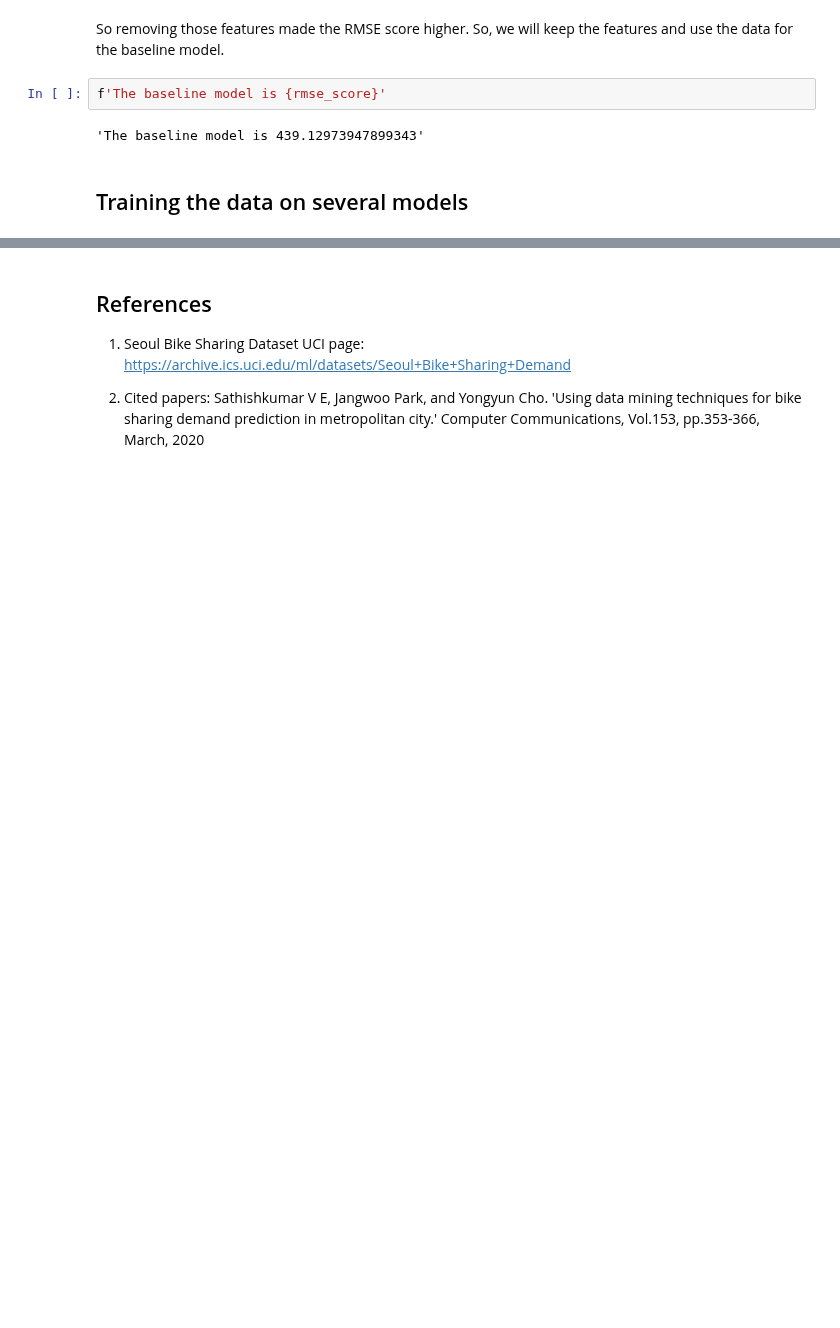
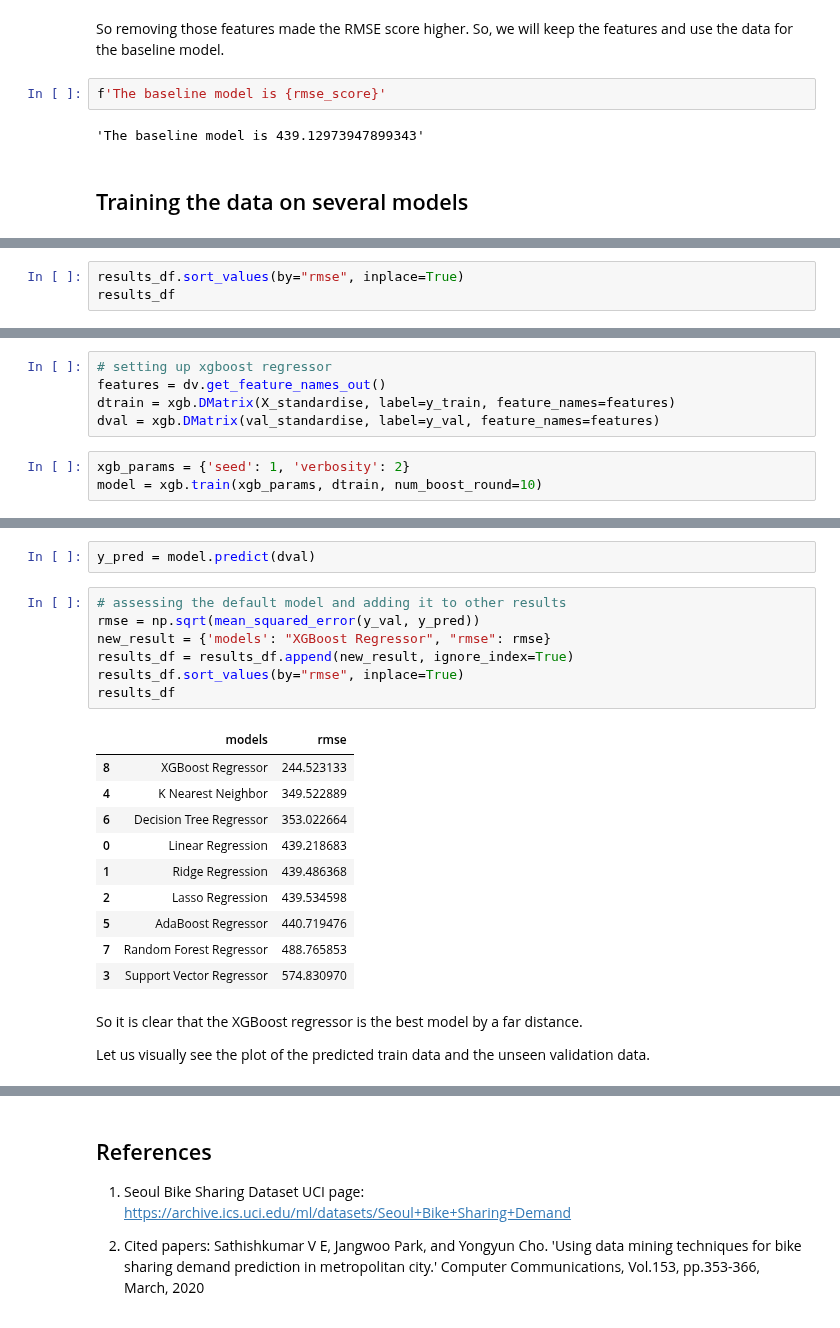
Before and after one commit to Emekadavid/bike-rentals, a Jupyter notebook: notebook.ipynb, the cells around one changed output, grey strips where cells are left out. Saved outputs shown, nothing was run; the diff lists cells and outputs as text; blank space fills up the shorter version.

```diff
--- a/notebook.ipynb
+++ b/notebook.ipynb
@@ -493,0 +621,3 @@ f'The baseline model is {rmse_score}'
+# %%
+results_df.sort_values(by="rmse", inplace=True)
+results_df
@@ -493,0 +636,8 @@ f'The baseline model is {rmse_score}'
+# %%
+# setting up xgboost regressor
+features = dv.get_feature_names_out()
+dtrain = xgb.DMatrix(X_standardise, label=y_train, feature_names=features)
+dval = xgb.DMatrix(val_standardise, label=y_val, feature_names=features)
+# %%
+xgb_params = {'seed': 1, 'verbosity': 2}
+model = xgb.train(xgb_params, dtrain, num_boost_round=10)
@@ -493,0 +655,24 @@ f'The baseline model is {rmse_score}'
+# %%
+y_pred = model.predict(dval)
+# %%
+# assessing the default model and adding it to other results
+rmse = np.sqrt(mean_squared_error(y_val, y_pred))
+new_result = {'models': "XGBoost Regressor", "rmse": rmse}
+results_df = results_df.append(new_result, ignore_index=True)
+results_df.sort_values(by="rmse", inplace=True)
+results_df
+# %% [output]
+|  | models | rmse |
+| 8 | XGBoost Regressor | 244.523133 |
+| 4 | K Nearest Neighbor | 349.522889 |
+| 6 | Decision Tree Regressor | 353.022664 |
+| 0 | Linear Regression | 439.218683 |
+| 1 | Ridge Regression | 439.486368 |
+| 2 | Lasso Regression | 439.534598 |
+| 5 | AdaBoost Regressor | 440.719476 |
+| 7 | Random Forest Regressor | 488.765853 |
+| 3 | Support Vector Regressor | 574.830970 |
+# %% [markdown]
+So it is clear that the XGBoost regressor is the best model by a far distance.
+
+Let us visually see the plot of the predicted train data and the unseen validation data.
```
Also changed, not shown: parts of 14 cells of this notebook, 1 other file.
